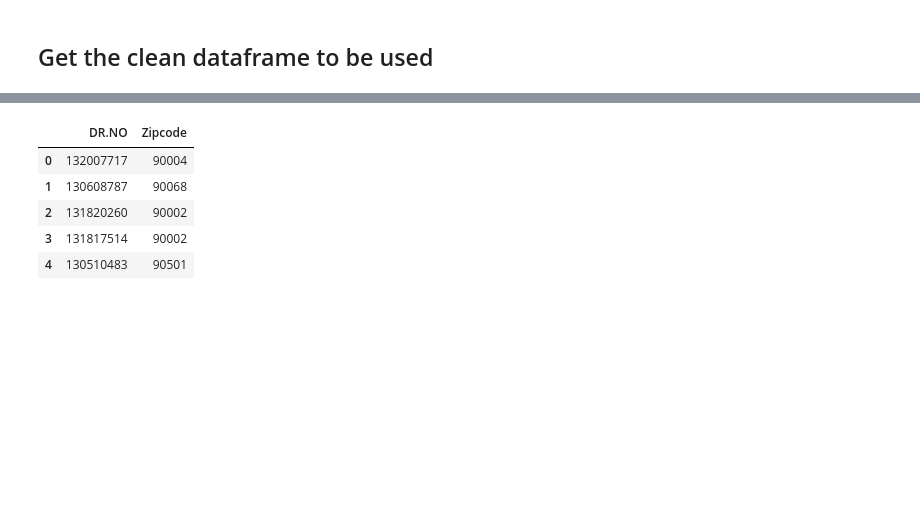
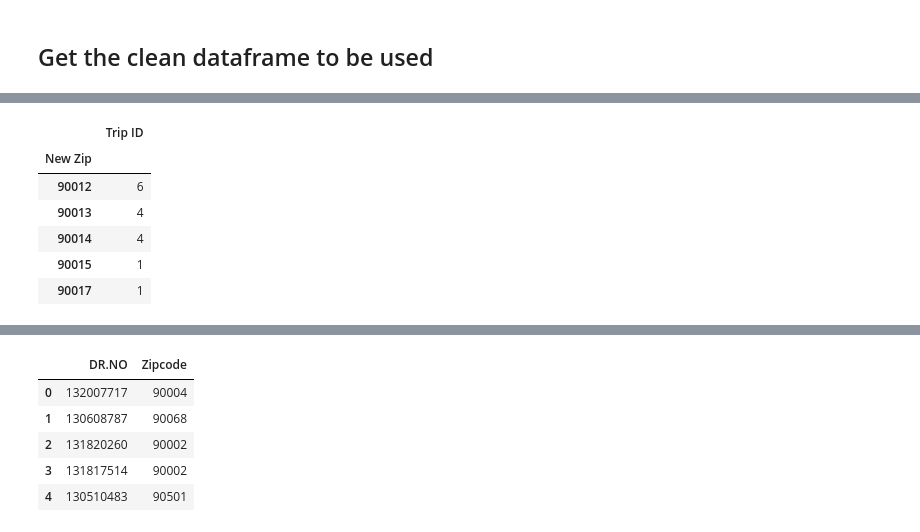
Before and after one commit to KPH3802/LA_Crime_and_Biking, a Jupyter notebook: LA_crime_and_biking.ipynb, the cells around one changed output, grey strips where cells are left out. Saved outputs shown, nothing was run; the diff lists cells and outputs as text; code cells hidden in the pictures; blank space fills up the shorter version.

```diff
--- a/LA_crime_and_biking.ipynb
+++ b/LA_crime_and_biking.ipynb
@@ -189,0 +190,11 @@ final_bike.shape
+# %%
+groupby_zip_bikes = final_bike.groupby("New Zip").count()
+groupby_zip_bikes.head()
+# %% [output]
+|  | Trip ID |
+| New Zip |  |
+| 90012 | 6 |
+| 90013 | 4 |
+| 90014 | 4 |
+| 90015 | 1 |
+| 90017 | 1 |
```
Also changed, not shown: parts of 5 cells of this notebook.
